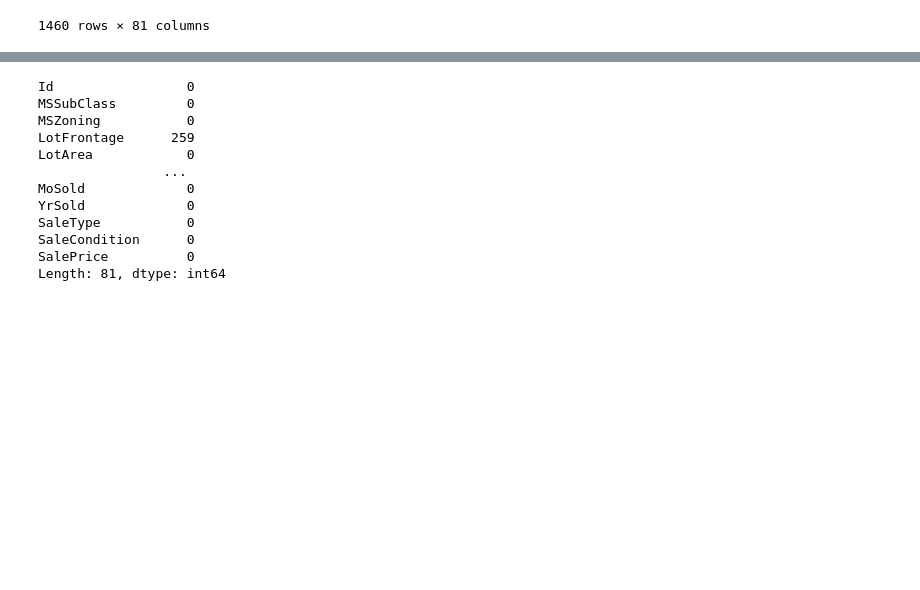
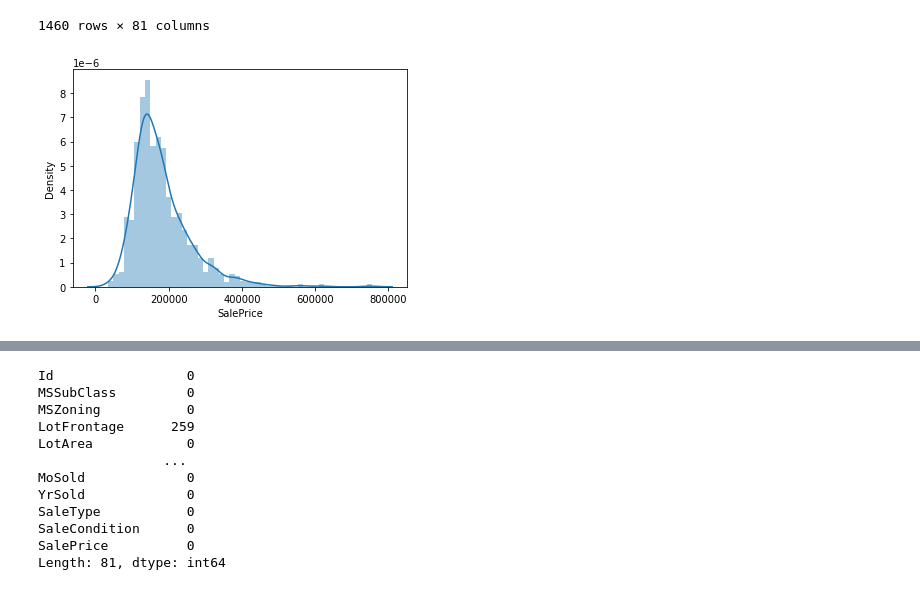
Before and after one commit to younesabdolmalaky/home-price, a Jupyter notebook: Home_Price.ipynb, the cells around one changed output, grey strips where cells are left out. Drawn from its saved outputs; the diff is of its cells as text; code cells hidden in the pictures; blank space fills up the shorter version.

```diff
--- a/Home_Price.ipynb
+++ b/Home_Price.ipynb
@@ -63,3 +61,9 @@ df
 | 1458 | 1459 | 20 | RL | 68.0 | 9717 | Pave | NaN | Reg | Lvl | ... |
 | 1459 | 1460 | 20 | RL | 75.0 | 9937 | Pave | NaN | Reg | Lvl | ... |
 1460 rows × 81 columns
+# %%
+import seaborn as sns
+import numpy as np
+sns.distplot(df['SalePrice'] , bins =50);
+# %% [output]
+[figure, added]
```
Also changed, not shown: parts of 17 cells of this notebook.
